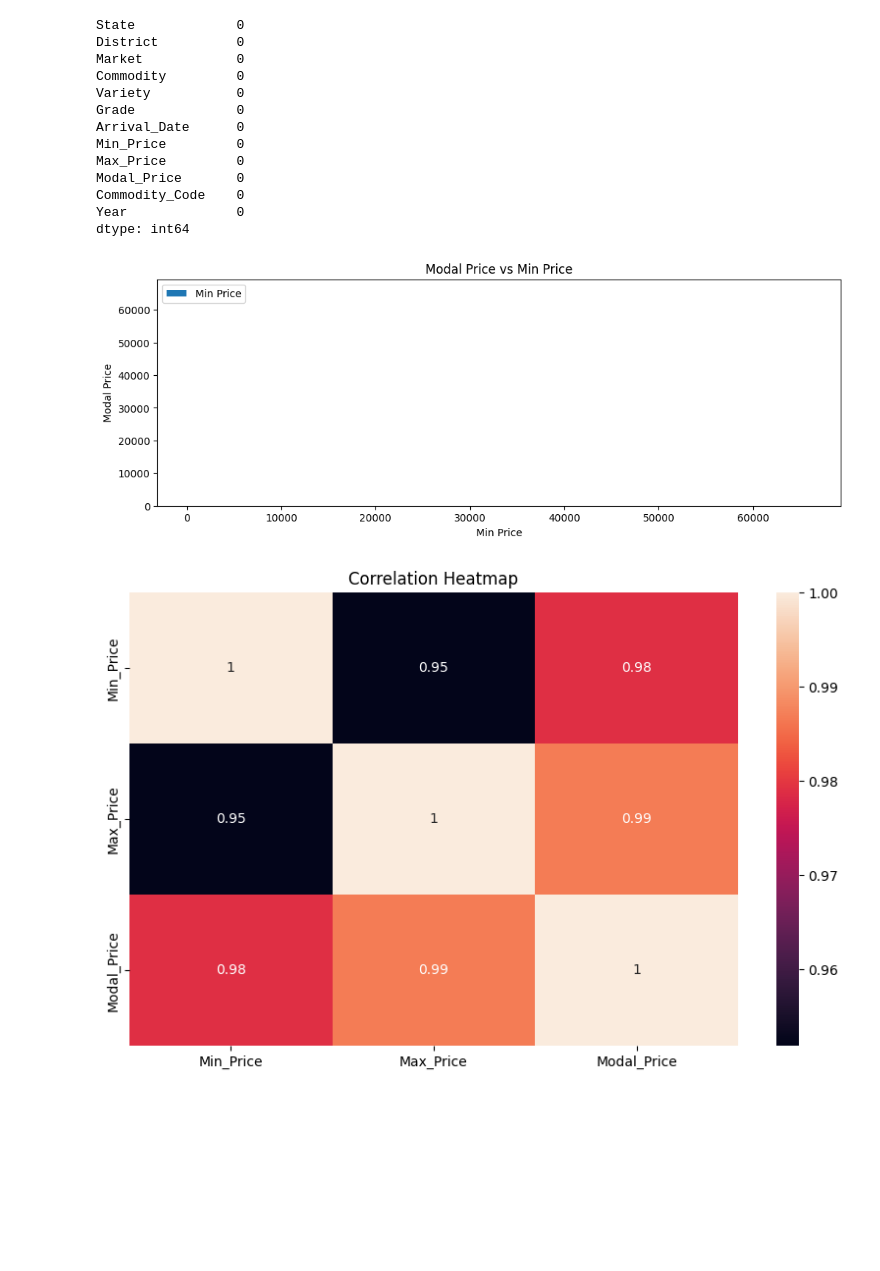
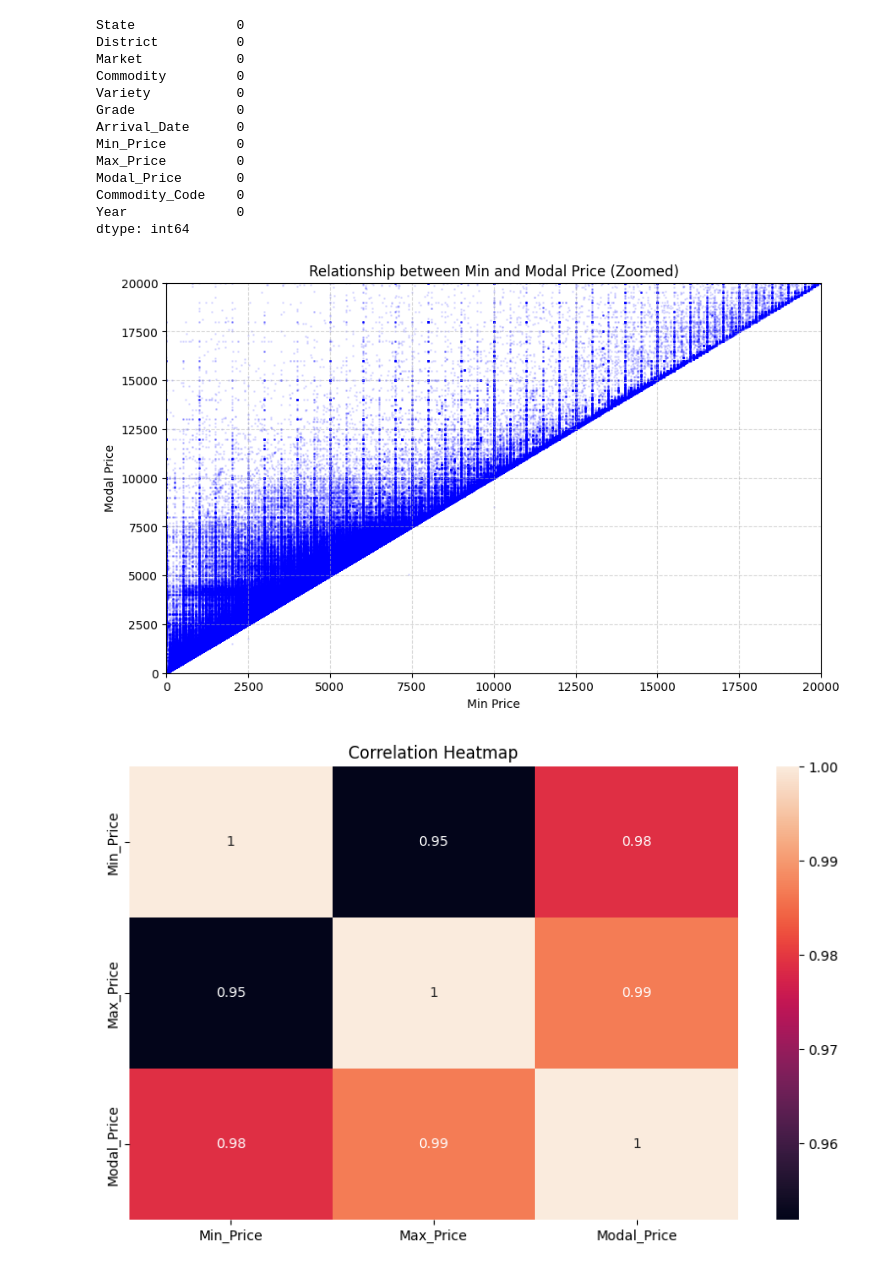
Before and after one commit to khushilalwani7002/Crop-Price-Predictor, a Jupyter notebook: min price.ipynb, the cells around one changed output. Saved outputs shown, nothing was run; the diff lists cells and outputs as text; code cells hidden in the pictures; blank space fills up the shorter version.

```diff
--- a/min price.ipynb
+++ b/min price.ipynb
@@ -293,17 +308,24 @@ Commodity_Code    0
 Year              0
 dtype: int64
 # %%
-plt.figure(figsize=(12,4))
-plt.bar(sample['Min_Price'], sample['Modal_Price'], label='Min Price')
+import matplotlib.pyplot as plt
+
+plt.figure(figsize=(10, 6))
+
+# Use alpha=0.1 to make points transparent so you can see where they overlap
+plt.scatter(df['Min_Price'], df['Modal_Price'], alpha=0.1, s=1 ,color='blue')
+
+# Zoom into the 0 to 20,000 range
+plt.xlim(0, 20000)
+plt.ylim(0, 20000)
 
 plt.xlabel("Min Price")
 plt.ylabel("Modal Price")
-plt.legend()
-plt.title("Modal Price vs Min Price")
-
+plt.title("Relationship between Min and Modal Price (Zoomed)")
+plt.grid(True, linestyle='--', alpha=0.5)
 plt.show()
 # %% [output]
-[figure, old version]
+[figure, new version]
 # %%
 plt.figure(figsize=(10,6))
 sns.heatmap(df[['Min_Price','Max_Price','Modal_Price']].corr(), annot=True)
```
Also changed, not shown: parts of 2 cells of this notebook.
